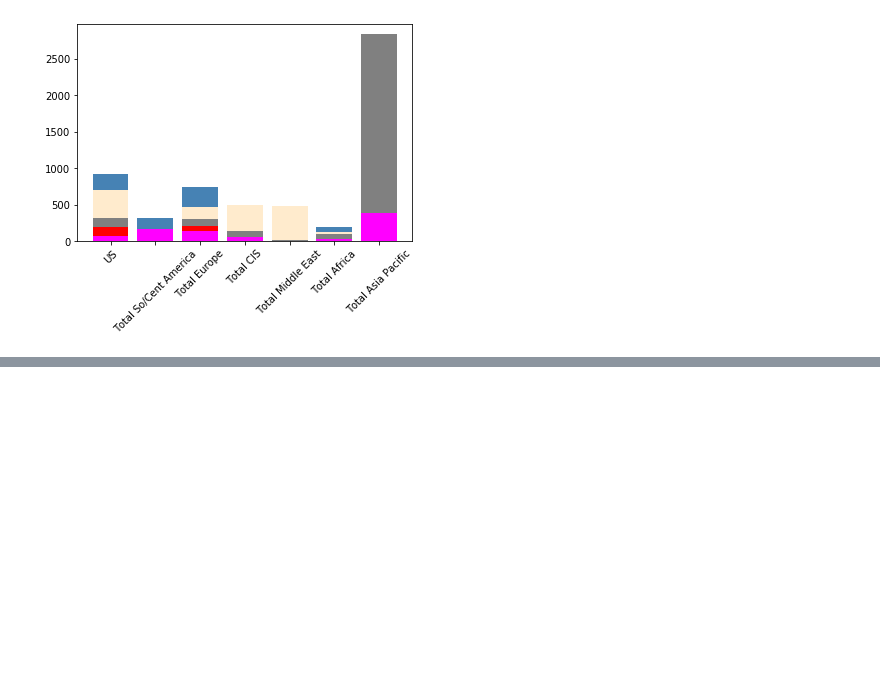
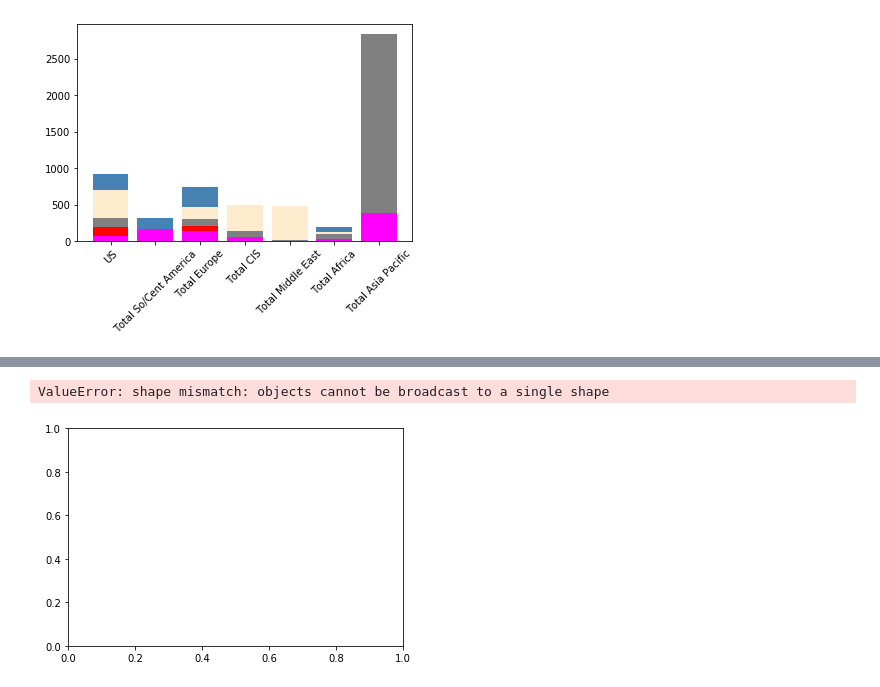
Before and after one commit to gabigham/dagger, a Jupyter notebook: USvsWorld.ipynb, the cells around one changed output, grey strips where cells are left out. Drawn from its saved outputs; the diff is of its cells as text; code cells hidden in the pictures; blank space fills up the shorter version.

Commit message:
adding green cap data

```diff
--- a/USvsWorld.ipynb
+++ b/USvsWorld.ipynb
@@ -18,0 +33,13 @@ md.head()
+# %%
+#import and clean the power data
+power_file = 'data/global_power_plant_database.csv'
+power_df = pd.read_csv(power_file)
+power_df['commissioning_year'] = round(power_df['commissioning_year'],0)
+power_df = power_df[power_df['commissioning_year']==2016]
+cap_type = power_df[['country_long', 'capacity_mw', 'primary_fuel']]
+cap_type = cap_type.rename(columns={'country_long':'Country'})
+label_regions(cap_type)
+cap_type.head()
+
+europe = cap_type[cap_type['Region']=='Europe']
+europe['capacity_mw'].sum()
@@ -18,0 +48,4 @@ md.head()
+# %%
+renewables = ['Wind', 'Biomass', 'Geothermal', 'Solar']
+nuclear = ['Waste', 'Storage']  # data fudging for unknown types (no nuclear types in power db)
+cap_type['primary_fuel'].unique()
@@ -178,0 +255,35 @@ plt.show()
+# %%
+oil_cap = green_cap_df["Oil"]
+gas_cap = green_cap_df["Natural Gas"]
+coal_cap = green_cap_df["Coal"]
+nuclear_cap = green_cap_df["Nuclear Energy"]
+hydro_cap = green_cap_df["Hydro"]
+
+N = 7
+# menMeans = (150*cm, 160*cm, 146*cm, 172*cm, 155*cm)
+# menStd = (20*cm, 30*cm, 32*cm, 10*cm, 20*cm)
+
+fig, ax = plt.subplots()
+
+ind = np.arange(N)    # the x locations for the groups
+width = 0.125         # the width of the bars
+p1 = ax.bar(ind, oil_cap, width, bottom=0,color="steelblue")
+p2 = ax.bar(ind + width, gas_cap, width, bottom=0,color="lightskyblue")
+p3 = ax.bar(ind + width*2, coal_cap, width, bottom=0,color="darkgray")
+p4 = ax.bar(ind + width*3, nuclear_cap, width, bottom=0,color="dodgerblue")
+p5 = ax.bar(ind + width*4, hydro_cap, width, bottom=0,color="darkblue")
+
+
+ax.set_title('Energy Consumption by Fuel Type')
+ax.set_xticks(ind + width / 10)
+ax.set_xticklabels(('US', 'So\Cntrl\nAmerica', 'Europe', 'CIS', 'Middle East','Africa', 'Asia Pacific'),rotation=45)
+
+ax.legend((p1[0], p2[0],p3[0], p4[0],p5[0]), ('Oil', 'Natural Gas','Coal','Nuclear','Hydro'))
+ax.set_ylabel("Gigajoules")
+#ax.yaxis.set_units("Gigajoules")
+#ax.autoscale_view()
+
+plt.show()
+# %% [output]
+ValueError: shape mismatch: objects cannot be broadcast to a single shape
+[figure, added]
```
Also changed, not shown: parts of 9 cells of this notebook.
